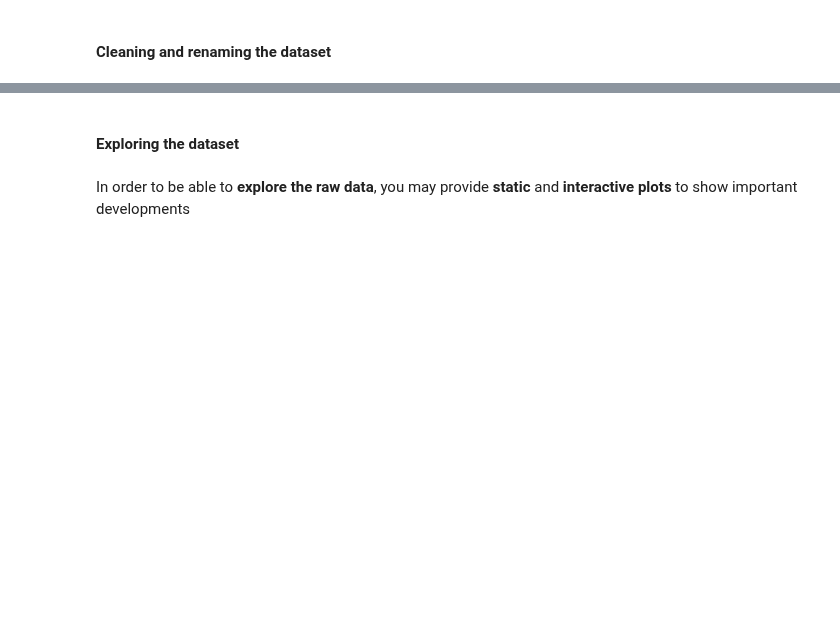
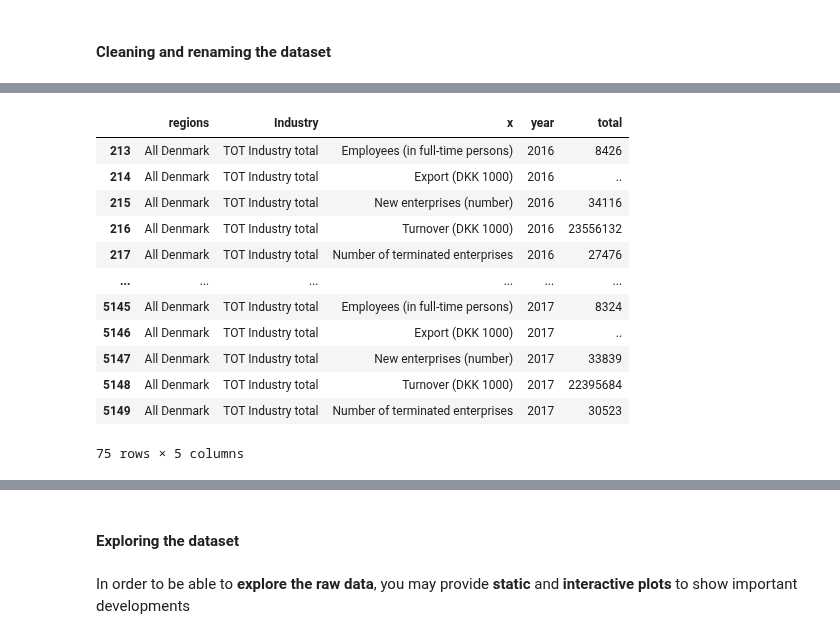
Before and after one commit to NumEconCopenhagen/projects-2024-emil-og-simon, a Jupyter notebook: dataproject/dataproject.ipynb, the cells around one changed output, grey strips where cells are left out. Drawn from its saved outputs; the diff is of its cells as text; code cells hidden in the pictures; blank space fills up the shorter version.

```diff
--- a/dataproject/dataproject.ipynb
+++ b/dataproject/dataproject.ipynb
@@ -285,7 +362,20 @@ demo4_all.head()
 # %%
-I = demo4_all.regions.str.contains('regions')
-I |= demo4_all.regions.str.contains('All Denmark')
+I = demo4_all.regions.str.contains('All Denmark') & demo4_all.Industry.str.contains('TOT Industry total')
 demo4_all.loc[I, :]
+# %% [output]
+|  | regions | Industry | x | year | total |
+| 213 | All Denmark | TOT Industry total | Employees (in full-time persons) | 2016 | 8426 |
+| 214 | All Denmark | TOT Industry total | Export (DKK 1000) | 2016 | .. |
+| 215 | All Denmark | TOT Industry total | New enterprises (number) | 2016 | 34116 |
+| 216 | All Denmark | TOT Industry total | Turnover (DKK 1000) | 2016 | 23556132 |
+| 217 | All Denmark | TOT Industry total | Number of terminated enterprises | 2016 | 27476 |
+| ... | ... | ... | ... | ... | ... |
+| 5145 | All Denmark | TOT Industry total | Employees (in full-time persons) | 2017 | 8324 |
+| 5146 | All Denmark | TOT Industry total | Export (DKK 1000) | 2017 | .. |
+| 5147 | All Denmark | TOT Industry total | New enterprises (number) | 2017 | 33839 |
+| 5148 | All Denmark | TOT Industry total | Turnover (DKK 1000) | 2017 | 22395684 |
+| 5149 | All Denmark | TOT Industry total | Number of terminated enterprises | 2017 | 30523 |
+75 rows × 5 columns
 # %%
 demo4_reduce = demo4_all.loc[I == True] # drop everything else
 demo4_reduce.reset_index(inplace = True, drop = True) # Drop old index too. If the drop is not used, python will create another dataset with the old index.
```
Also changed, not shown: parts of 20 cells of this notebook.
